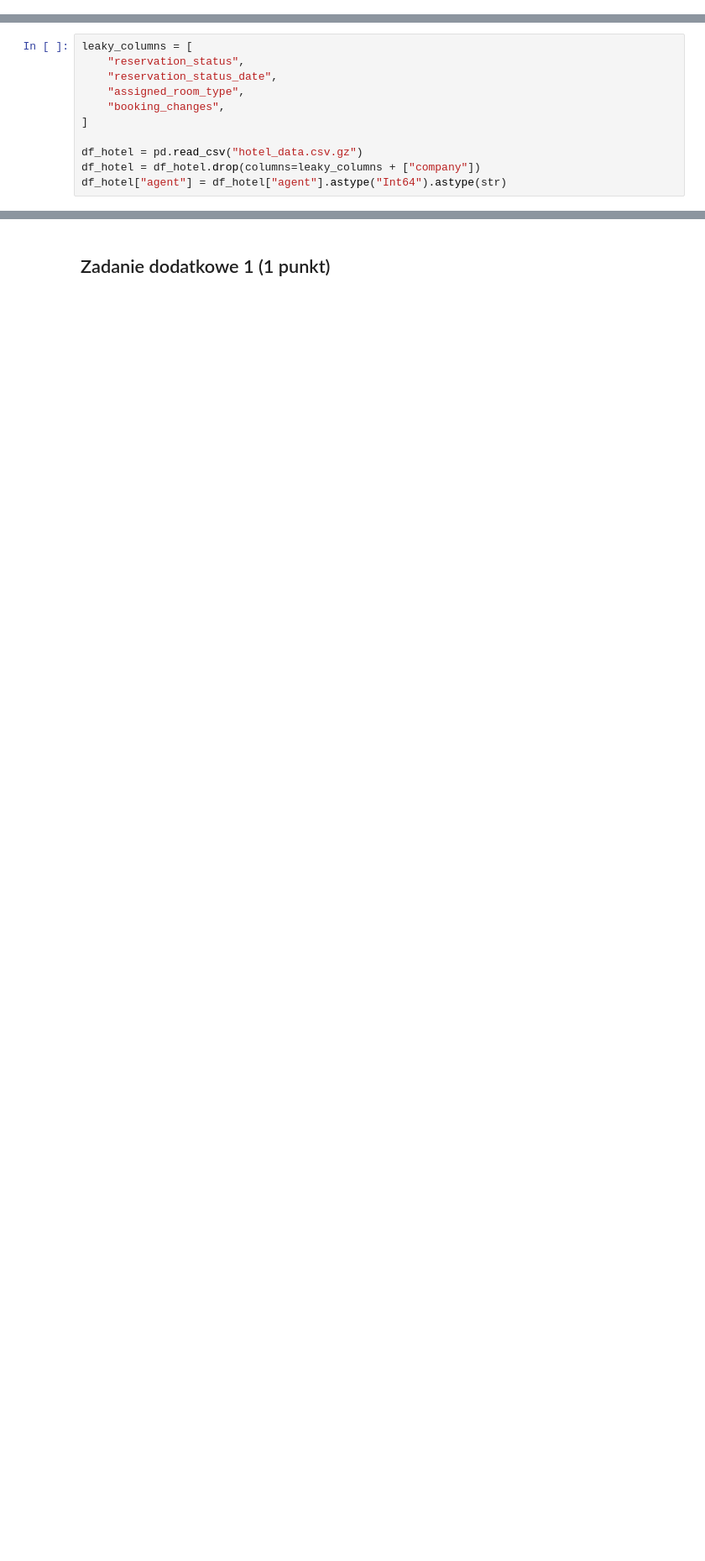
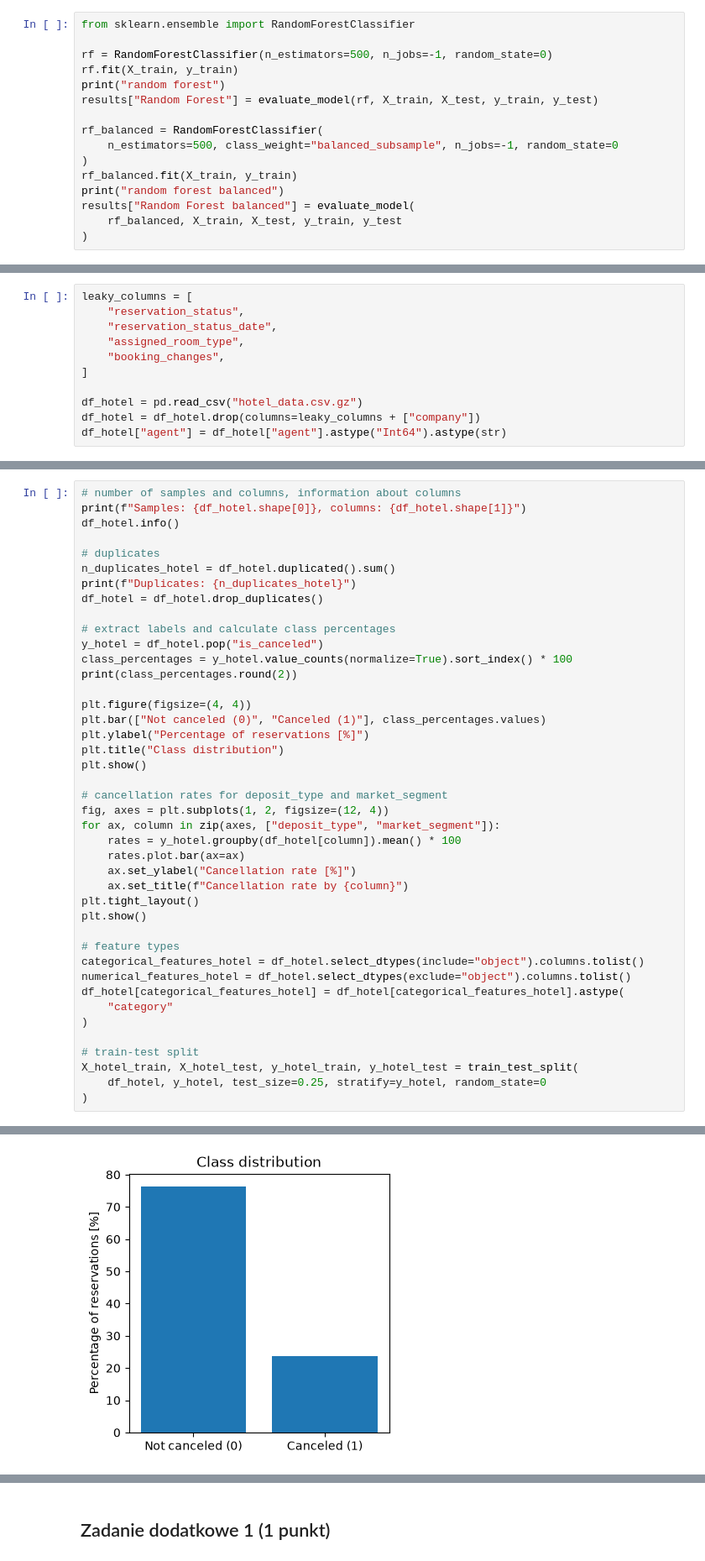
Before and after one commit to MateuszMajta/podstawy-sztucznej-inteligencji, a Jupyter notebook: lab2/lab_2.ipynb, the cells around one changed output, grey strips where cells are left out. Shown at 84% size. Cells and saved outputs as stored; diff of their text form; blank space fills up the shorter version.

```diff
--- a/lab2/lab_2.ipynb
+++ b/lab2/lab_2.ipynb
@@ -715,0 +892,16 @@ from sklearn.ensemble import RandomForestClassifier
+# %%
+from sklearn.ensemble import RandomForestClassifier
+
+rf = RandomForestClassifier(n_estimators=500, n_jobs=-1, random_state=0)
+rf.fit(X_train, y_train)
+print("random forest")
+results["Random Forest"] = evaluate_model(rf, X_train, X_test, y_train, y_test)
+
+rf_balanced = RandomForestClassifier(
+    n_estimators=500, class_weight="balanced_subsample", n_jobs=-1, random_state=0
+)
+rf_balanced.fit(X_train, y_train)
+print("random forest balanced")
+results["Random Forest balanced"] = evaluate_model(
+    rf_balanced, X_train, X_test, y_train, y_test
+)
@@ -1184,0 +1486,43 @@ X_hotel_train, X_hotel_test, y_hotel_train, y_hotel_test = ...
+# %%
+# number of samples and columns, information about columns
+print(f"Samples: {df_hotel.shape[0]}, columns: {df_hotel.shape[1]}")
+df_hotel.info()
+
+# duplicates
+n_duplicates_hotel = df_hotel.duplicated().sum()
+print(f"Duplicates: {n_duplicates_hotel}")
+df_hotel = df_hotel.drop_duplicates()
+
+# extract labels and calculate class percentages
+y_hotel = df_hotel.pop("is_canceled")
+class_percentages = y_hotel.value_counts(normalize=True).sort_index() * 100
+print(class_percentages.round(2))
+
+plt.figure(figsize=(4, 4))
+plt.bar(["Not canceled (0)", "Canceled (1)"], class_percentages.values)
+plt.ylabel("Percentage of reservations [%]")
+plt.title("Class distribution")
+plt.show()
+
+# cancellation rates for deposit_type and market_segment
+fig, axes = plt.subplots(1, 2, figsize=(12, 4))
+for ax, column in zip(axes, ["deposit_type", "market_segment"]):
+    rates = y_hotel.groupby(df_hotel[column]).mean() * 100
+    rates.plot.bar(ax=ax)
+    ax.set_ylabel("Cancellation rate [%]")
+    ax.set_title(f"Cancellation rate by {column}")
+plt.tight_layout()
+plt.show()
+
+# feature types
+categorical_features_hotel = df_hotel.select_dtypes(include="object").columns.tolist()
+numerical_features_hotel = df_hotel.select_dtypes(exclude="object").columns.tolist()
+df_hotel[categorical_features_hotel] = df_hotel[categorical_features_hotel].astype(
+    "category"
+)
+
+# train-test split
+X_hotel_train, X_hotel_test, y_hotel_train, y_hotel_test = train_test_split(
+    df_hotel, y_hotel, test_size=0.25, stratify=y_hotel, random_state=0
+)
+# %% [output]
@@ -1184,0 +1546 @@ X_hotel_train, X_hotel_test, y_hotel_train, y_hotel_test = ...
+[figure, added]
```
Also changed, not shown: parts of 74 cells of this notebook.
